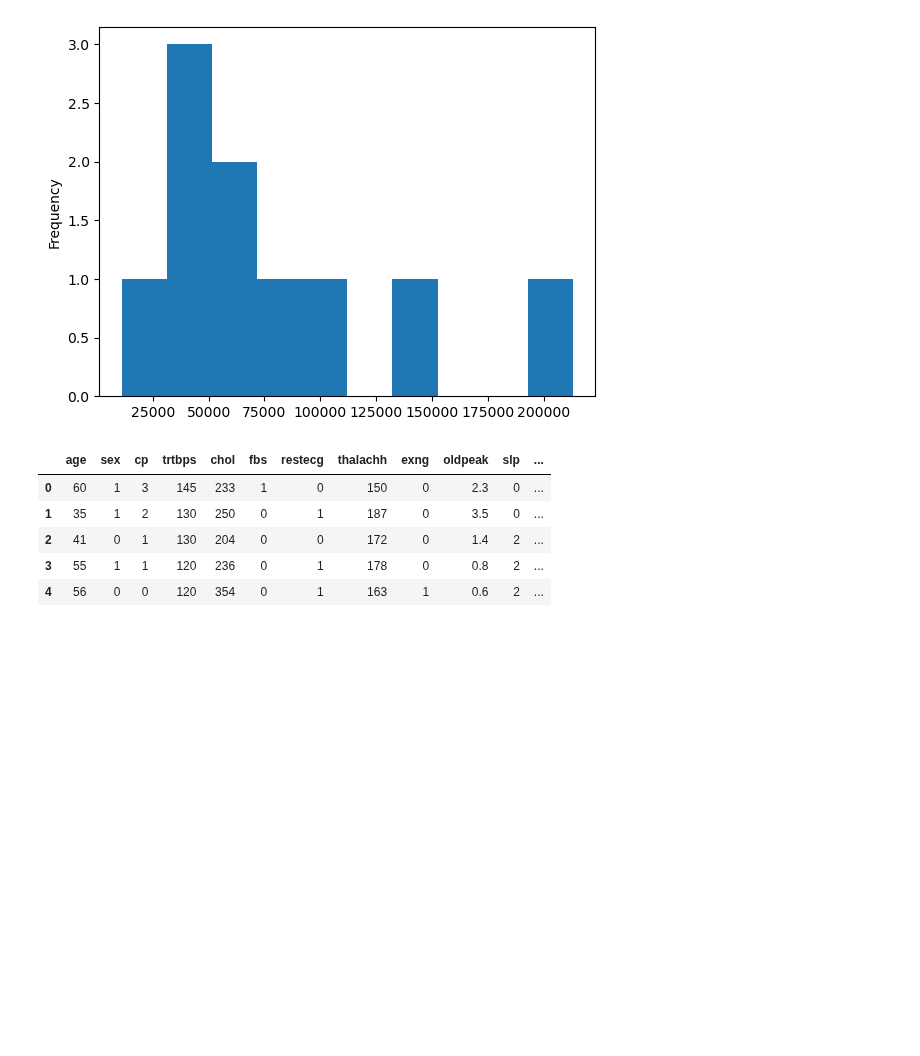
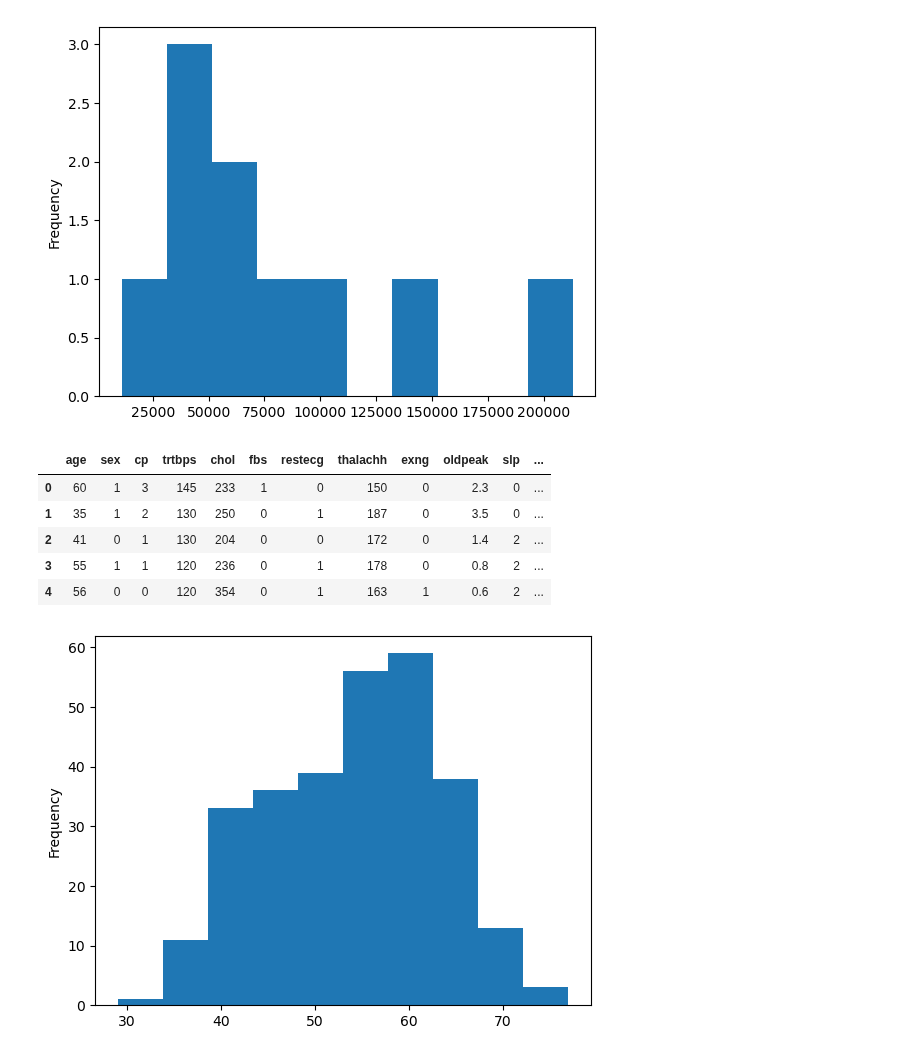
Before and after one commit to FairozAhmadSheikh/Machine_and_Deep_Learning_Basic_To_Advance, a Jupyter notebook: revision_matplotlib.ipynb, the cells around one changed output. Saved outputs shown, nothing was run; the diff lists cells and outputs as text; code cells hidden in the pictures; blank space fills up the shorter version.

```diff
--- a/revision_matplotlib.ipynb
+++ b/revision_matplotlib.ipynb
@@ -352,3 +352,7 @@ heart_disease.head()
 | 2 | 41 | 0 | 1 | 130 | 204 | 0 | 0 | 172 | 0 | 1.4 | 2 | ... |
 | 3 | 55 | 1 | 1 | 120 | 236 | 0 | 1 | 178 | 0 | 0.8 | 2 | ... |
 | 4 | 56 | 0 | 0 | 120 | 354 | 0 | 1 | 163 | 1 | 0.6 | 2 | ... |
+# %%
+heart_disease['age'].plot.hist();
+# %% [output]
+[figure, added]
```
Also changed, not shown: parts of 3 cells of this notebook.
